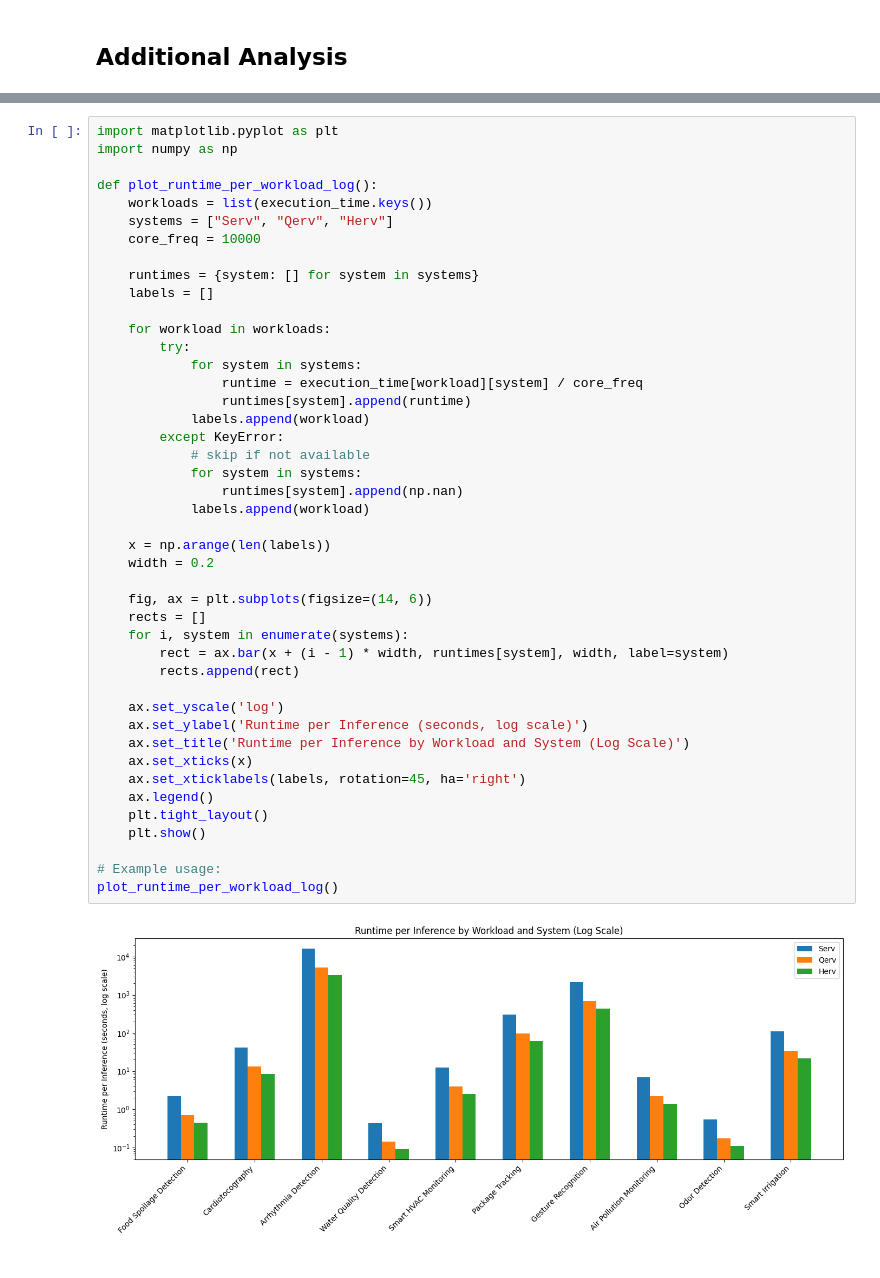
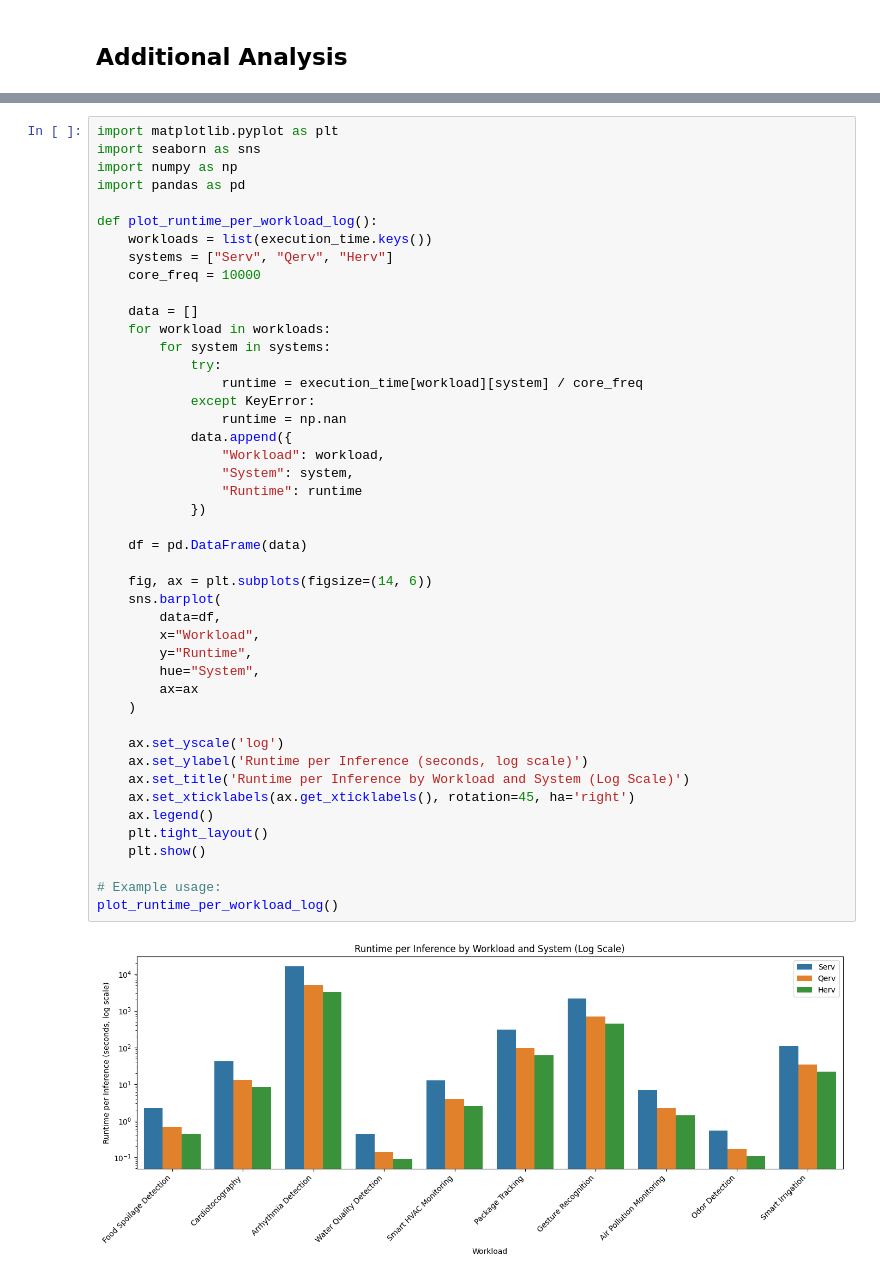
Before and after one commit to ShvetankPrakash/FlexiFlow, a Jupyter notebook: model/LifetimeModel.ipynb, the cells around one changed output, grey strips where cells are left out. Cells and saved outputs as stored; diff of their text form.

```diff
--- a/model/LifetimeModel.ipynb
+++ b/model/LifetimeModel.ipynb
@@ -148,47 +157,48 @@ plot_serv_embodied_vs_energy_per_inference()
 [figure]
 # %%
 import matplotlib.pyplot as plt
+import seaborn as sns
 import numpy as np
+import pandas as pd
 
 def plot_runtime_per_workload_log():
     workloads = list(execution_time.keys())
     systems = ["Serv", "Qerv", "Herv"]
     core_freq = 10000
 
-    runtimes = {system: [] for system in systems}
-    labels = []
+    data = []
+    for workload in workloads:
+        for system in systems:
+            try:
+                runtime = execution_time[workload][system] / core_freq
+            except KeyError:
+                runtime = np.nan
+            data.append({
+                "Workload": workload,
+                "System": system,
+                "Runtime": runtime
+            })
 
-    for workload in workloads:
-        try:
-            for system in systems:
-                runtime = execution_time[workload][system] / core_freq
-                runtimes[system].append(runtime)
-            labels.append(workload)
-        except KeyError:
-            # skip if not available
-            for system in systems:
-                runtimes[system].append(np.nan)
-            labels.append(workload)
-
-    x = np.arange(len(labels))
-    width = 0.2
+    df = pd.DataFrame(data)
 
     fig, ax = plt.subplots(figsize=(14, 6))
-    rects = []
-    for i, system in enumerate(systems):
-        rect = ax.bar(x + (i - 1) * width, runtimes[system], width, label=system)
-        rects.append(rect)
+    sns.barplot(
+        data=df,
+        x="Workload",
+        y="Runtime",
+        hue="System",
+        ax=ax
+    )
 
     ax.set_yscale('log')
     ax.set_ylabel('Runtime per Inference (seconds, log scale)')
     ax.set_title('Runtime per Inference by Workload and System (Log Scale)')
-    ax.set_xticks(x)
-    ax.set_xticklabels(labels, rotation=45, ha='right')
+    ax.set_xticklabels(ax.get_xticklabels(), rotation=45, ha='right')
     ax.legend()
     plt.tight_layout()
     plt.show()
 
 # Example usage:
 plot_runtime_per_workload_log()
 # %% [output]
-[figure, old version]
+[figure, new version]
```
Also changed, not shown: parts of 1 cell of this notebook, 4 other files.
